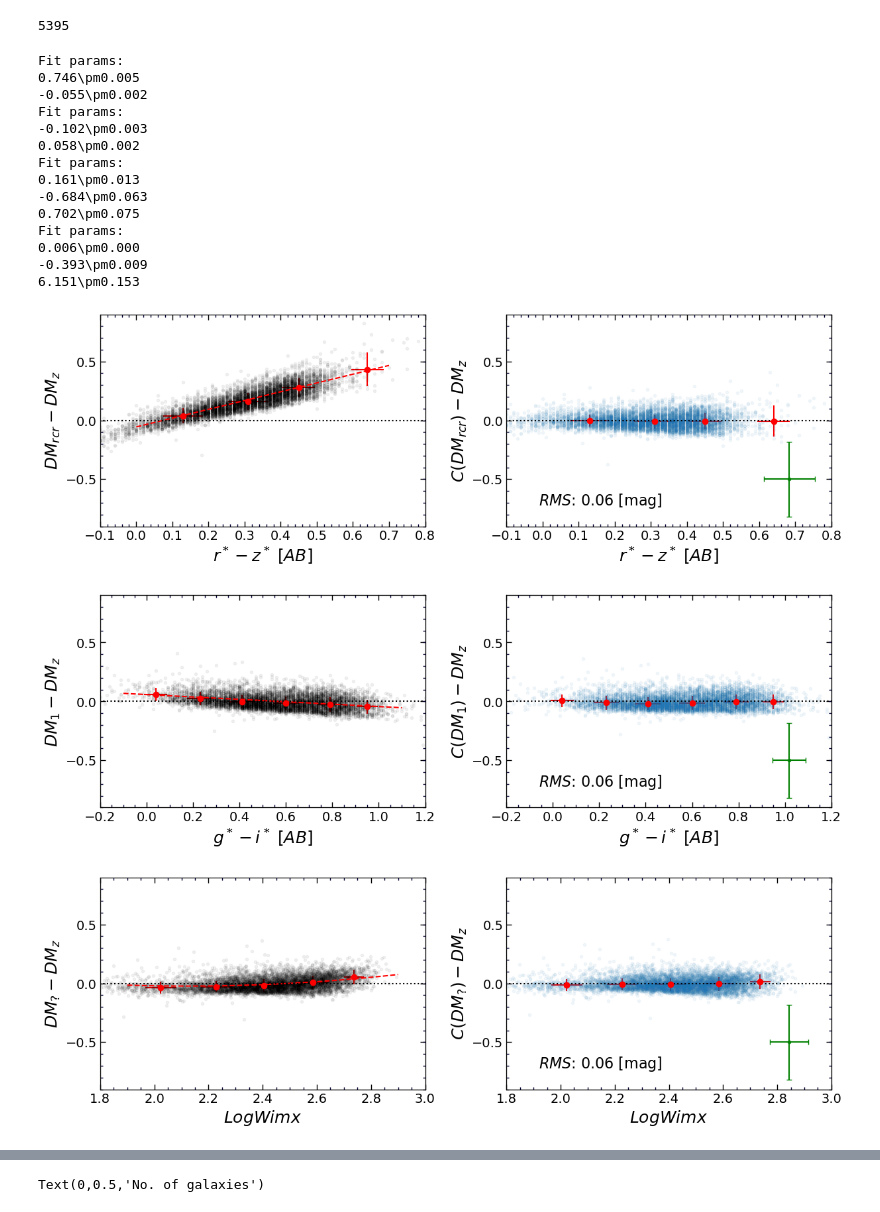
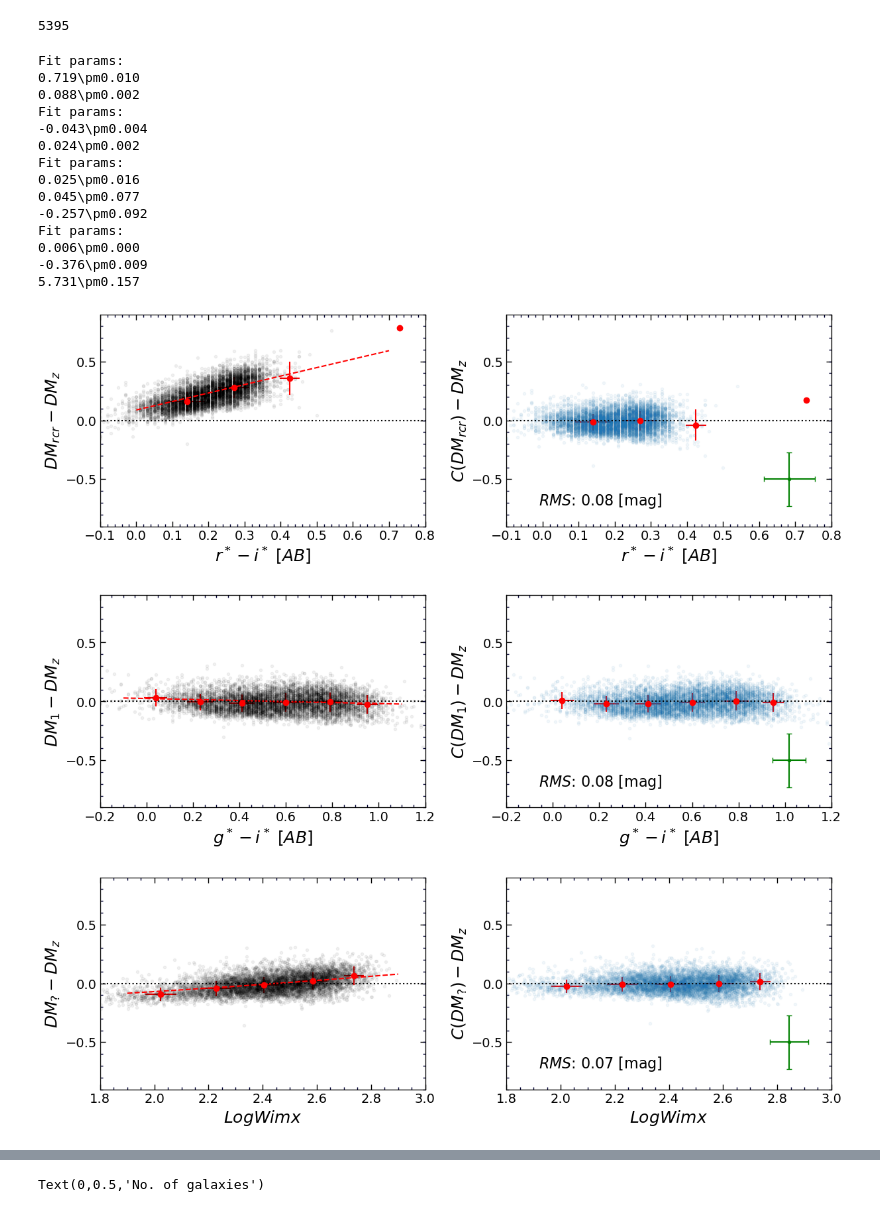
Before and after one commit to ekourkchi/TFcalibrators, a Jupyter notebook: fieldGals_quick.ipynb, the cells around one changed output, grey strips where cells are left out. Saved outputs shown, nothing was run; the diff lists cells and outputs as text; code cells hidden in the pictures.

```diff
--- a/fieldGals_quick.ipynb
+++ b/fieldGals_quick.ipynb
@@ -1007,58 +1041,52 @@ for ix in indx:
 # %%
 indx, = np.where((ggg>0) & (rrr>0) & (zzz>0) & (iii>0) & (SSqlt>3) & (keep==1))
 
-axes, DM1, fit, cov = adjustDM(DM_rcr, dDM_rcr, DM_z, dDM_z, r_z,
+axes, DM1, fit, cov = adjustDM(DM_rcr, dDM_rcr, DM_i, dDM_i, r_i,
                         xlim=(-0.1,0.8), indx=indx, quad=False,
-                        xlabel=r'$r^*-z^* \/\/ [AB]$',
+                        xlabel=r'$r^*-i^* \/\/ [AB]$',
                         ylabel='DM_{rcr}',
                         bias1 = DM_BiasOPcr_r,
-                        bias2 = DM_Bias_z
+                        bias2 = DM_Bias_i
                         )
 
-# axes, DM1, fit, cov = adjustDM(DM1, dDM_rcr, DM_z, dDM_z, P0,
-#                         xlim=(-3,3), indx=indx, quad=True,
-#                         xlabel=r'$P0$',
-#                         ylabel='DM_{\mu1}',
-#                         bias2 = DM_Bias_z
-#                         )
 
 
-axes, DM2r, fit, cov = adjustDM(DM1, dDM_rcr, DM_z, dDM_z, g_i,
+axes, DM2r, fit, cov = adjustDM(DM1, dDM_rcr, DM_i, dDM_i, g_i,
                         xlim=(-0.2,1.2), indx=indx, quad=False,
                         xlabel=r'$g^*-i^* \/\/ [AB]$',
                         ylabel='DM_{1}',
-                        bias2 = DM_Bias_z
+                        bias2 = DM_Bias_i
                         )
 
 
-axes, DM2r, fit, cov = adjustDM(DM2r, dDM_rcr, DM_z, dDM_z, logWimx,
+axes, DM2r, fit, cov = adjustDM(DM2r, dDM_rcr, DM_i, dDM_i, logWimx,
                         xlim=(1.8,3), indx=indx, quad=True,
                         xlabel=r'$LogWimx$',
                         ylabel='DM_{?}',
-                        bias2 = DM_Bias_z
+                        bias2 = DM_Bias_i
                         )
 
-axes, DM2r, fit, cov = adjustDM(DM2r, dDM_rcr, DM_z, dDM_z, DM2r,
+axes, DM2r, fit, cov = adjustDM(DM2r, dDM_rcr, DM_i, dDM_i, DM2r,
                         xlim=(26,38), indx=indx, quad=True,
                         xlabel=r'$DM2r$',
                         ylabel='DM_{?}',
-                        bias2 = DM_Bias_z
+                        bias2 = DM_Bias_i
                         )
 # %% [output]
 Fit params:
-0.746\pm0.005
--0.055\pm0.002
+0.719\pm0.010
+0.088\pm0.002
 Fit params:
--0.102\pm0.003
-0.058\pm0.002
+-0.043\pm0.004
+0.024\pm0.002
 Fit params:
-0.161\pm0.013
--0.684\pm0.063
-0.702\pm0.075
+0.025\pm0.016
+0.045\pm0.077
+-0.257\pm0.092
 Fit params:
 0.006\pm0.000
--0.393\pm0.009
-6.151\pm0.153
+-0.376\pm0.009
+5.731\pm0.157
-[figure, old version]
+[figure, new version]
-[figure, old version]
+[figure, new version]
-[figure, old version]
+[figure, new version]
```
Also changed, not shown: parts of 17 cells of this notebook, 11 other files.
